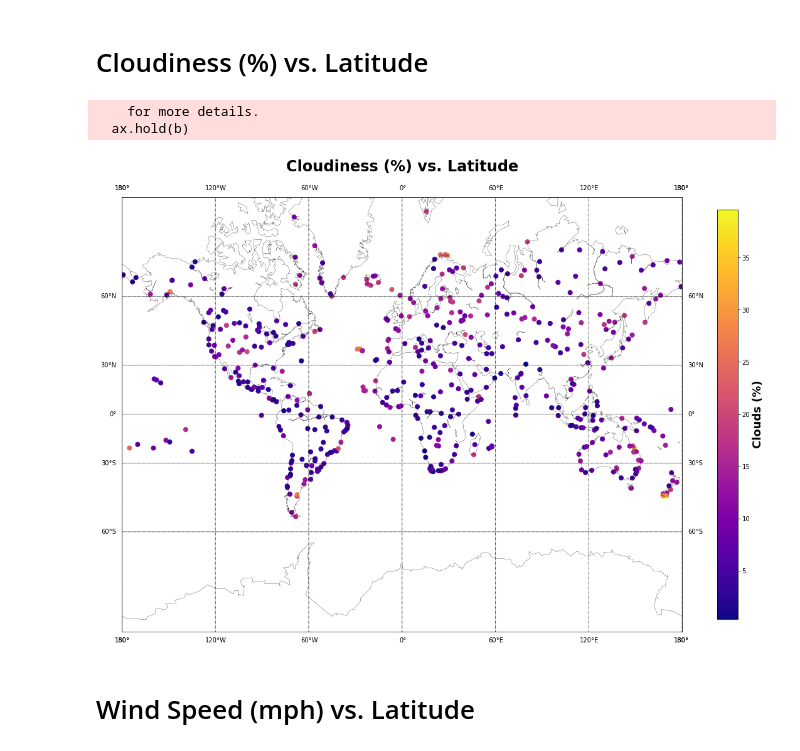
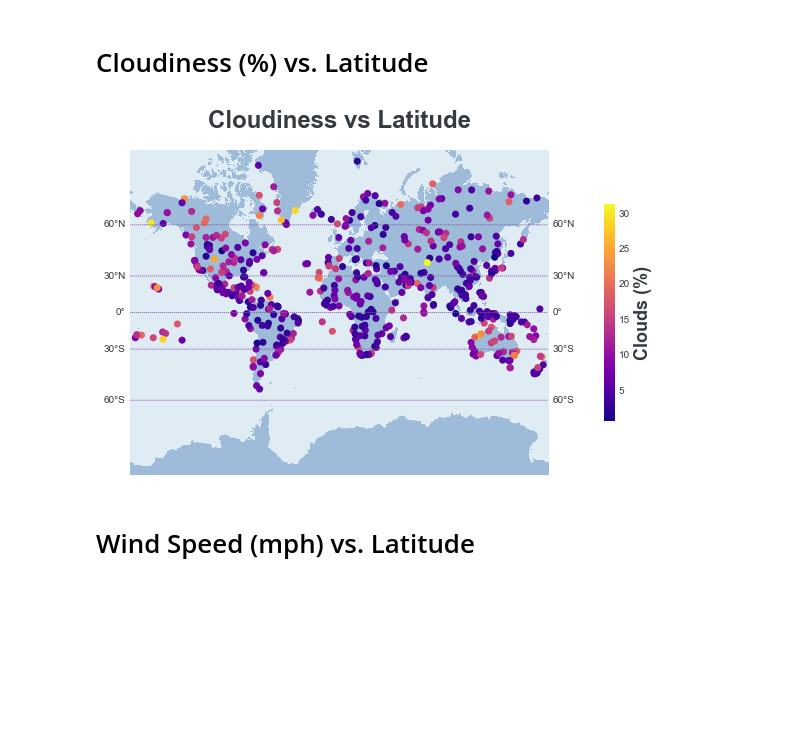
Before and after one commit to yegorkryukov/python-challenge, a Jupyter notebook: WeatherPy/WeatherPy.ipynb, the cells around one changed output. Saved outputs shown, nothing was run; the diff lists cells and outputs as text; code cells hidden in the pictures; blank space fills up the shorter version.

```diff
--- a/WeatherPy/WeatherPy.ipynb
+++ b/WeatherPy/WeatherPy.ipynb
@@ -274,31 +250,16 @@ plt.show()
 # %% [markdown]
 # Cloudiness (%) vs. Latitude
-# %%
-# plot initial coordinates to see how the pick is spread
-f, ax = plt.subplots(figsize=(20,15))
-m = Basemap(projection='merc',llcrnrlat=-80,urcrnrlat=80,\
-            llcrnrlon=-180,urcrnrlon=180,lat_ts=20,resolution='c', ax=ax)
-m.drawcoastlines(linewidth=0.3)
-
-# draw parallels and meridians
-m.drawparallels(np.arange(-90.,91.,30.),labels=[1,1,0,0])
-m.drawmeridians(np.arange(-180.,181.,60.),labels=[0,0,1,1])
-
-#create coordinates
-lng = cities_df['Longitude'].values
-lat = cities_df['Latitude'].values
-clouds = cities_df['Clouds'].values
-x,y= m(lng, lat)
-
-cax = m.scatter(x,y, latlon=False, c=clouds, s=50, cmap='plasma', alpha=1)
-cbar = f.colorbar(cax, shrink=0.8)
-cbar.set_label('Clouds (%)', fontsize=18, weight='bold')
-
-plt.title('Cloudiness (%) vs. Latitude', fontsize=24, position=(0.5,1.05), weight='bold')
-plt.show()
-# %% [output]
-    for more details.
-  ax.hold(b)
-[figure, removed]
+# %%
+title3 = 'Cloudiness vs Latitude'
+clouds = cities_df['Clouds'].values
+clouds_label = 'Clouds (%)'
+# %%
+#set variables for viz2 to plot here
+viz_title = title3
+to_plot = clouds
+cmap_label = clouds_label
+plot_map(viz_title, to_plot, cmap_label, lng, lat)
+# %% [output]
+[figure, added]
 # %% [markdown]
 # Wind Speed (mph) vs. Latitude
```
Also changed, not shown: parts of 12 cells of this notebook, 18 other files.
